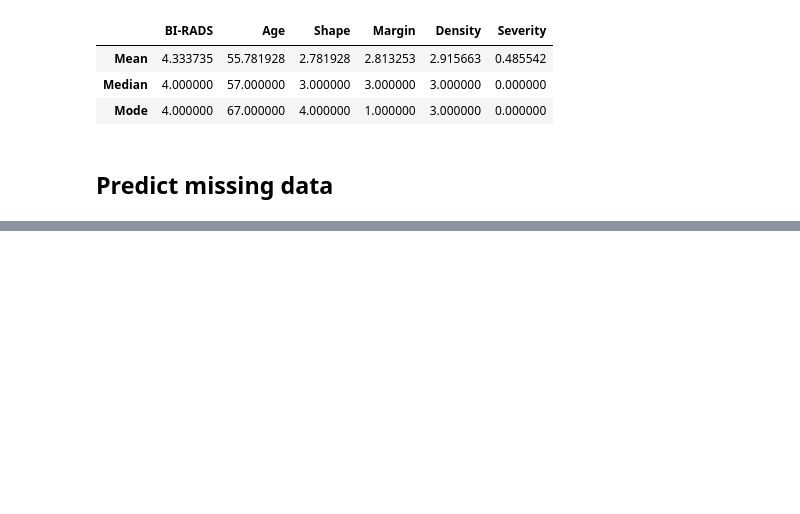
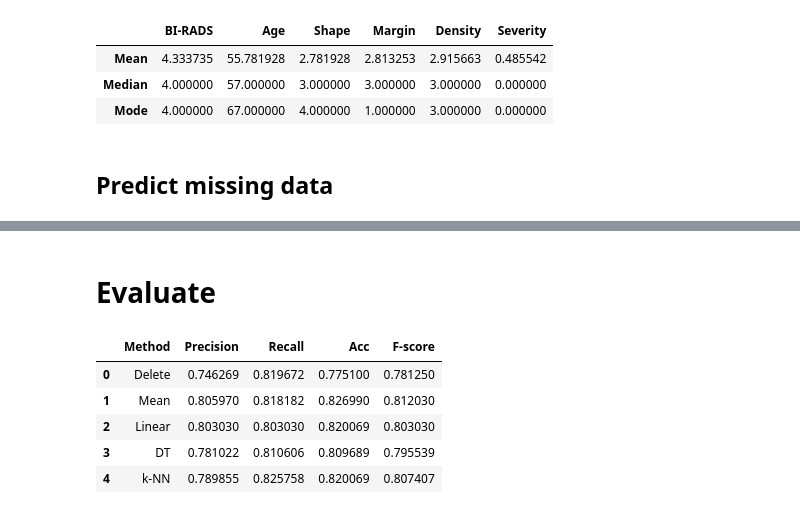
Before and after one commit to baibai25/en_2019, a Jupyter notebook: missing_value.ipynb, the cells around one changed output, grey strips where cells are left out. Saved outputs shown, nothing was run; the diff lists cells and outputs as text; code cells hidden in the pictures; blank space fills up the shorter version.

```diff
--- a/missing_value.ipynb
+++ b/missing_value.ipynb
@@ -126,0 +201,8 @@ statistics
+# %%
+clf = []
+
+for i in range(len(data_list)):
+    dt = RandomForestClassifier(n_estimators=100, criterion='gini', random_state=42)
+    clf.append(dt.fit(data[i][0], data[i][2]))
+# %% [markdown]
+# Evaluate
@@ -126,0 +230,9 @@ statistics
+# %%
+result_df
+# %% [output]
+|  | Method | Precision | Recall | Acc | F-score |
+| 0 | Delete | 0.746269 | 0.819672 | 0.775100 | 0.781250 |
+| 1 | Mean | 0.805970 | 0.818182 | 0.826990 | 0.812030 |
+| 2 | Linear | 0.803030 | 0.803030 | 0.820069 | 0.803030 |
+| 3 | DT | 0.781022 | 0.810606 | 0.809689 | 0.795539 |
+| 4 | k-NN | 0.789855 | 0.825758 | 0.820069 | 0.807407 |
```
Also changed, not shown: parts of 24 cells of this notebook.
